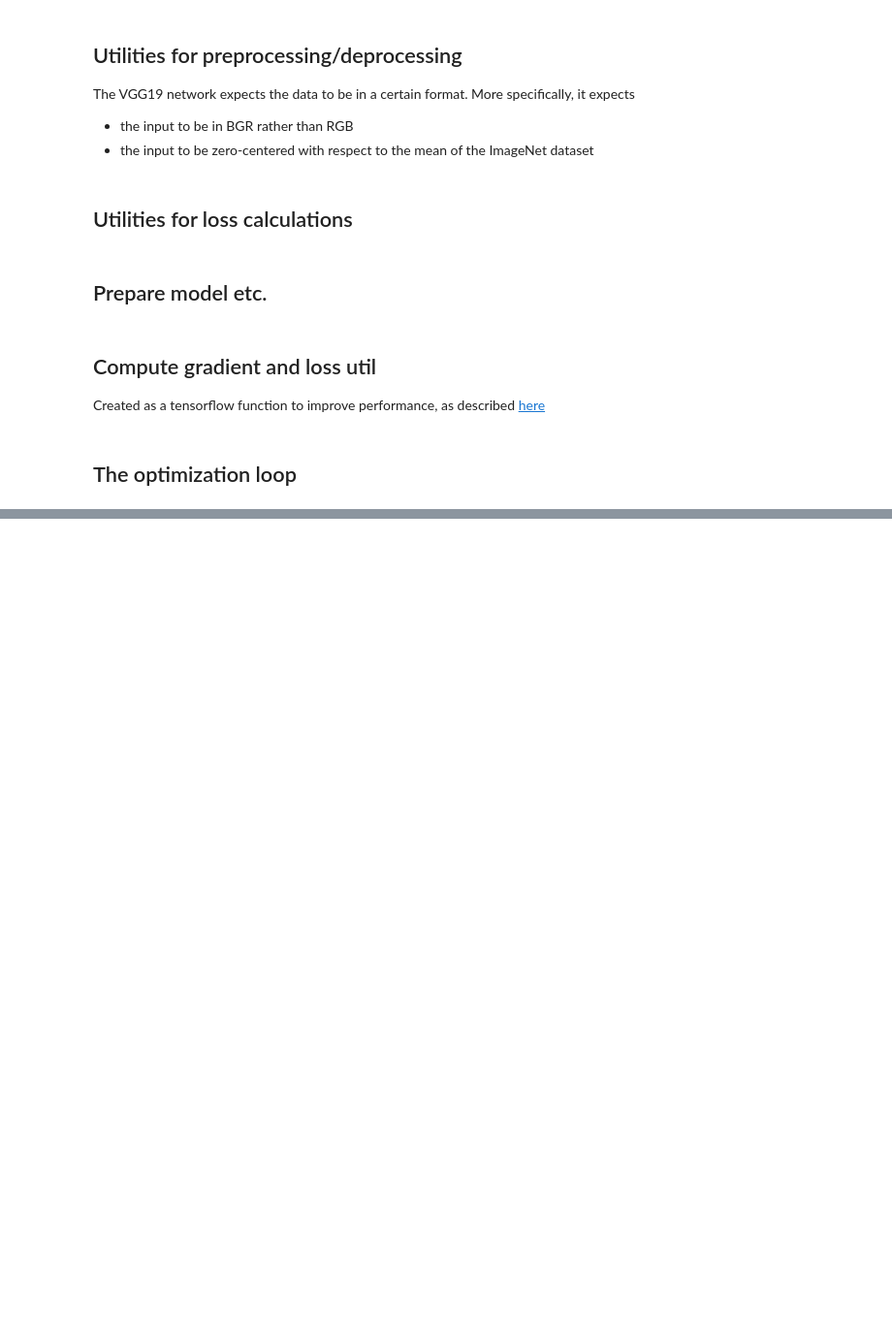
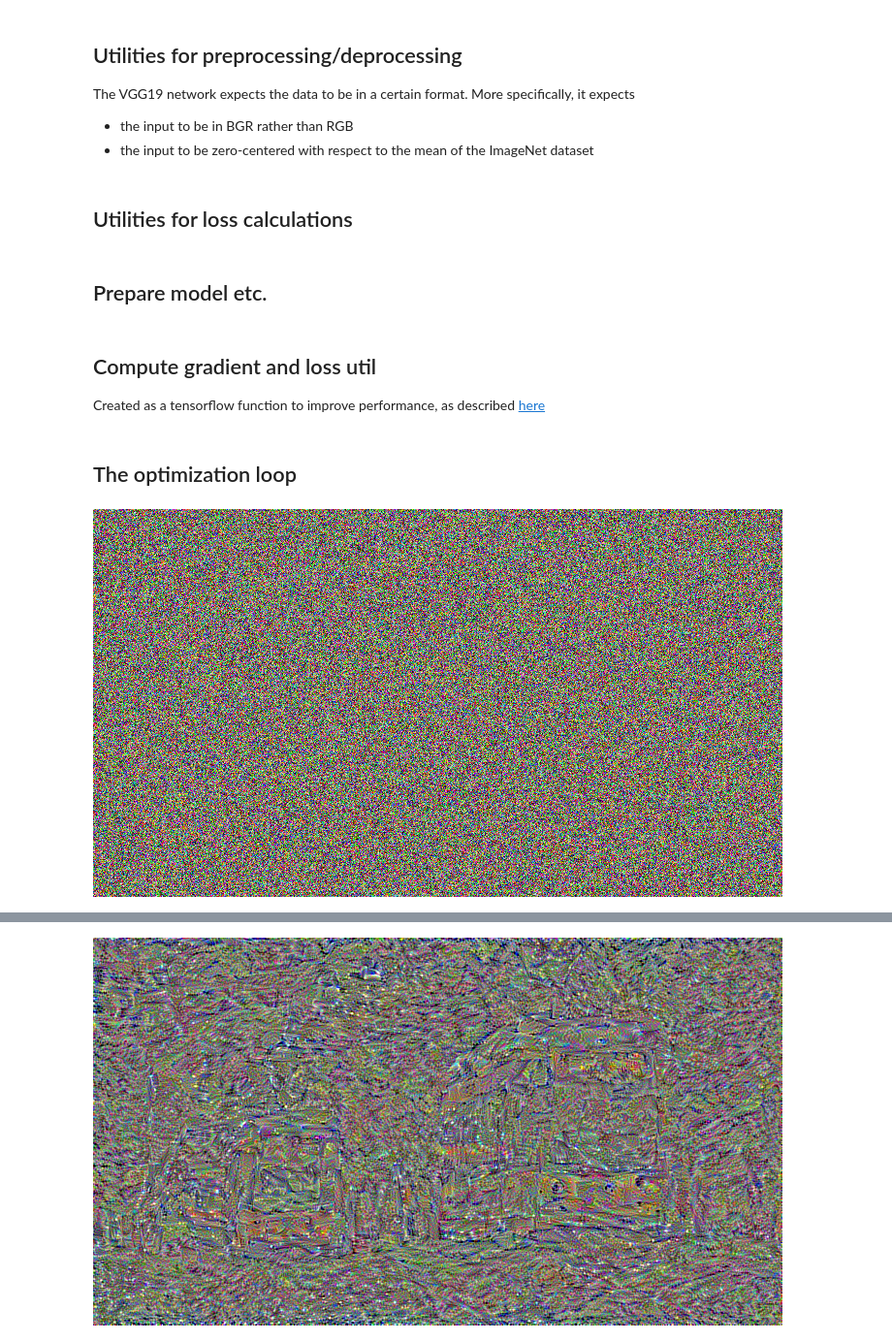
Before and after one commit to veiyas/ARTisan, a Jupyter notebook: ARTisan.ipynb, the cells around one changed output, grey strips where cells are left out. Shown at 97% size. Drawn from its saved outputs; the diff is of its cells as text; code cells hidden in the pictures; blank space fills up the shorter version.

Commit message:
Added style and total variation loss

```diff
--- a/ARTisan.ipynb
+++ b/ARTisan.ipynb
@@ -74,21 +103,34 @@ model = vgg19.VGG19(weights="imagenet", include_top=False) # Using pretrained we
 outputs = dict([(layer.name, layer.output) for layer in model.layers])
 feature_extractor = keras.Model(inputs=model.inputs, outputs=outputs)
 # %%
-#content_weight = 2.5e-8
+total_variation_weight = 1e-6
+style_weight = 1e-6
 content_weight = 2.5e-5
-# content_layer_name = "block5_conv2"
 content_layer_name = "block5_conv2"
-
+style_layers_names = [
+  'block1_conv1',
+  'block2_conv1',
+  'block3_conv1',
+  'block4_conv1',
+  'block5_conv1']
 
 def compute_loss(combination_img, content_img, style_img):
   # Concatenate tensors along dimension 0
   input_tensor = tf.concat([content_img, style_img, combination_img], axis=0)
-  #
   features = feature_extractor(input_tensor)
 
   loss = tf.zeros(shape=()) # WHY shape=()
 
-  # TODO Style loss, total variation loss also I think
+  # Style loss
+  for layer_name in style_layers_names:
+        layer_features = features[layer_name]
+        style_reference_features = layer_features[1, :, :, :]
+        combination_features = layer_features[2, :, :, :]
+        sl = style_loss(style_reference_features, combination_features)
+        loss += (style_weight / len(style_layers_names)) * sl
+
+  # Total variation loss
+  loss += total_variation_weight * total_variation_loss(combination_img)
 
   # Content loss
   layer_features = features[content_layer_name]
@@ -110,36 +152,36 @@ def compute_loss_and_gradients(combination_img, content_img, style_img):
 # %% [markdown]
 ## The optimization loop
 # %%
-#num_iterations = 4000
-#save_interval = 100
-num_iterations = 10000
+num_iterations = 4000
 save_interval = 100
 
 learning_rate_schedule = keras.optimizers.schedules.ExponentialDecay(
     initial_learning_rate = 100.0,
     decay_steps = 100,
     decay_rate = 1.00 # 0.96
 )
 optimizer = keras.optimizers.SGD(learning_rate_schedule)
 
 content_img = preprocess_img(content_img_path)
 style_img = preprocess_img(style_img_path)
 #combination_img = tf.Variable(preprocess_img(content_img_path))
 combination_img = tf.Variable(tf.random.uniform(
     content_img.shape, minval = -128, maxval = 128 # No idea what im doing
 ))
 keras.preprocessing.image.save_img("start.png", deprocess_img(combination_img.numpy()))
 display(Image("start.png"))
 
 
 for i in range(1, num_iterations + 1):
   loss, gradients = compute_loss_and_gradients(combination_img, content_img, style_img)
 
   optimizer.apply_gradients([(gradients, combination_img)])
 
   if i % save_interval == 0 or i == num_iterations:
     print(f"Iteration {i}, loss = {loss}")
     img = deprocess_img(combination_img.numpy())
     file_name = f"result-at-{i}-iterations.png"
     keras.preprocessing.image.save_img(file_name, img)
     display(Image(f"result-at-{i}-iterations.png"))
+# %% [output]
+[figure, added]
@@ -145,0 +189 @@ for i in range(1, num_iterations + 1):
+[figure, added]
```
Also changed, not shown: parts of 4 cells of this notebook.
